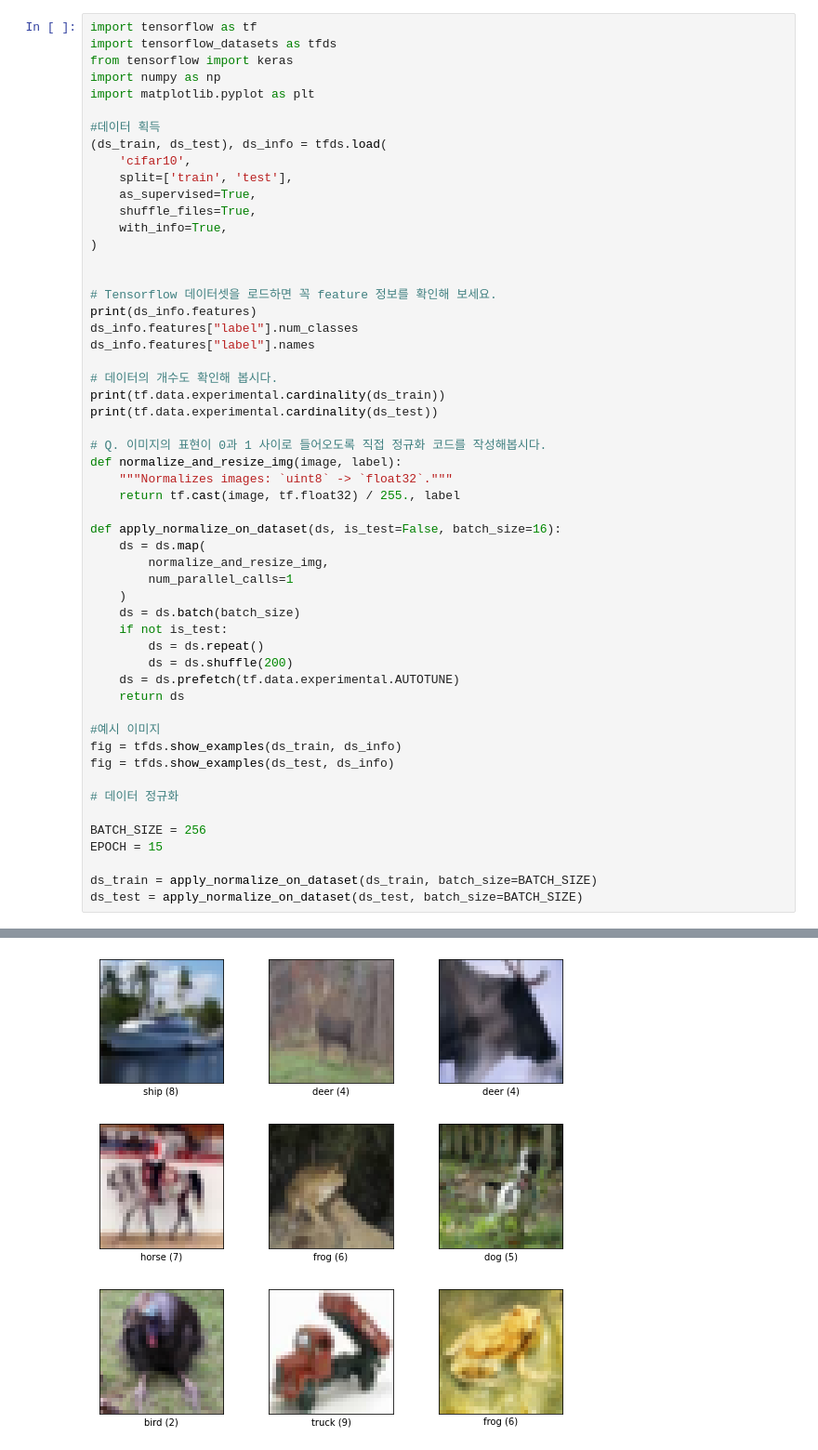
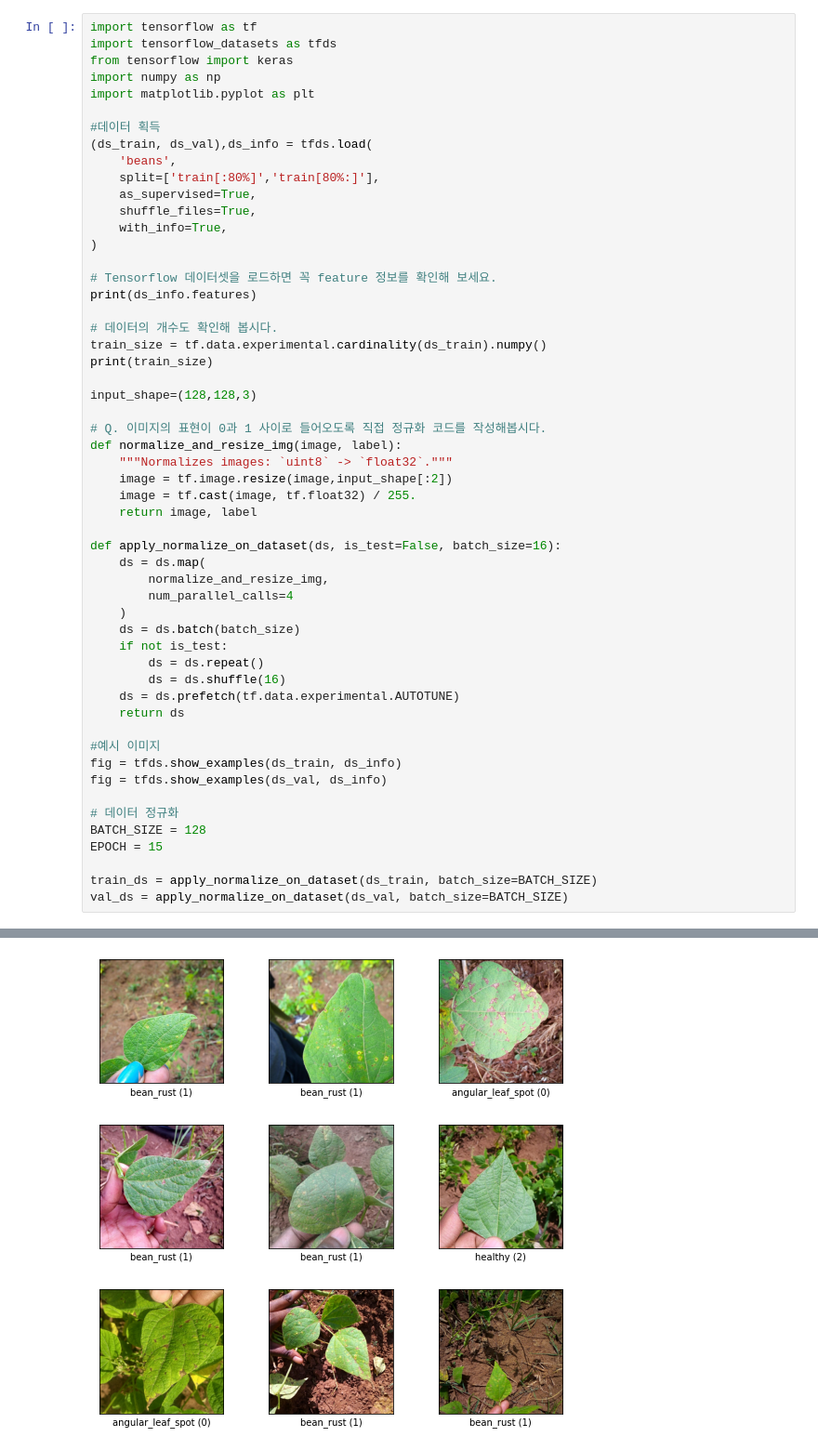
Before and after one commit to seungwoo-Jang/modu_quest, a Jupyter notebook: Going Deeper (CV)_RS4/E01/Project.ipynb, the cells around one changed output, grey strips where cells are left out. Shown at 93% size. Drawn from its saved outputs; the diff is of its cells as text.

```diff
--- a/Going Deeper (CV)_RS4/E01/Project.ipynb
+++ b/Going Deeper (CV)_RS4/E01/Project.ipynb
@@ -6,51 +6,51 @@ import numpy as np
 import matplotlib.pyplot as plt
 
 #데이터 획득
-(ds_train, ds_test), ds_info = tfds.load(
-    'cifar10',
-    split=['train', 'test'],
+(ds_train, ds_val),ds_info = tfds.load(
+    'beans',
+    split=['train[:80%]','train[80%:]'],
     as_supervised=True,
     shuffle_files=True,
     with_info=True,
 )
 
-
 # Tensorflow 데이터셋을 로드하면 꼭 feature 정보를 확인해 보세요.
 print(ds_info.features)
-ds_info.features["label"].num_classes
-ds_info.features["label"].names
 
 # 데이터의 개수도 확인해 봅시다.
-print(tf.data.experimental.cardinality(ds_train))
-print(tf.data.experimental.cardinality(ds_test))
+train_size = tf.data.experimental.cardinality(ds_train).numpy()
+print(train_size)
+
+input_shape=(128,128,3)
 
 # Q. 이미지의 표현이 0과 1 사이로 들어오도록 직접 정규화 코드를 작성해봅시다.
 def normalize_and_resize_img(image, label):
     """Normalizes images: `uint8` -> `float32`."""
-    return tf.cast(image, tf.float32) / 255., label
+    image = tf.image.resize(image,input_shape[:2])
+    image = tf.cast(image, tf.float32) / 255.
+    return image, label
 
 def apply_normalize_on_dataset(ds, is_test=False, batch_size=16):
     ds = ds.map(
         normalize_and_resize_img,
-        num_parallel_calls=1
+        num_parallel_calls=4
     )
     ds = ds.batch(batch_size)
     if not is_test:
         ds = ds.repeat()
-        ds = ds.shuffle(200)
+        ds = ds.shuffle(16)
     ds = ds.prefetch(tf.data.experimental.AUTOTUNE)
     return ds
 
 #예시 이미지
 fig = tfds.show_examples(ds_train, ds_info)
-fig = tfds.show_examples(ds_test, ds_info)
+fig = tfds.show_examples(ds_val, ds_info)
 
 # 데이터 정규화
-
-BATCH_SIZE = 256
+BATCH_SIZE = 128
 EPOCH = 15
 
-ds_train = apply_normalize_on_dataset(ds_train, batch_size=BATCH_SIZE)
-ds_test = apply_normalize_on_dataset(ds_test, batch_size=BATCH_SIZE)
+train_ds = apply_normalize_on_dataset(ds_train, batch_size=BATCH_SIZE)
+val_ds = apply_normalize_on_dataset(ds_val, batch_size=BATCH_SIZE)
 # %% [output]
 FeaturesDict({
@@ -63 +61 @@ tf.Tensor(10000, shape=(), dtype=int64)
-[figure, old version]
+[figure, new version]
```
Also changed, not shown: parts of 6 cells of this notebook.
